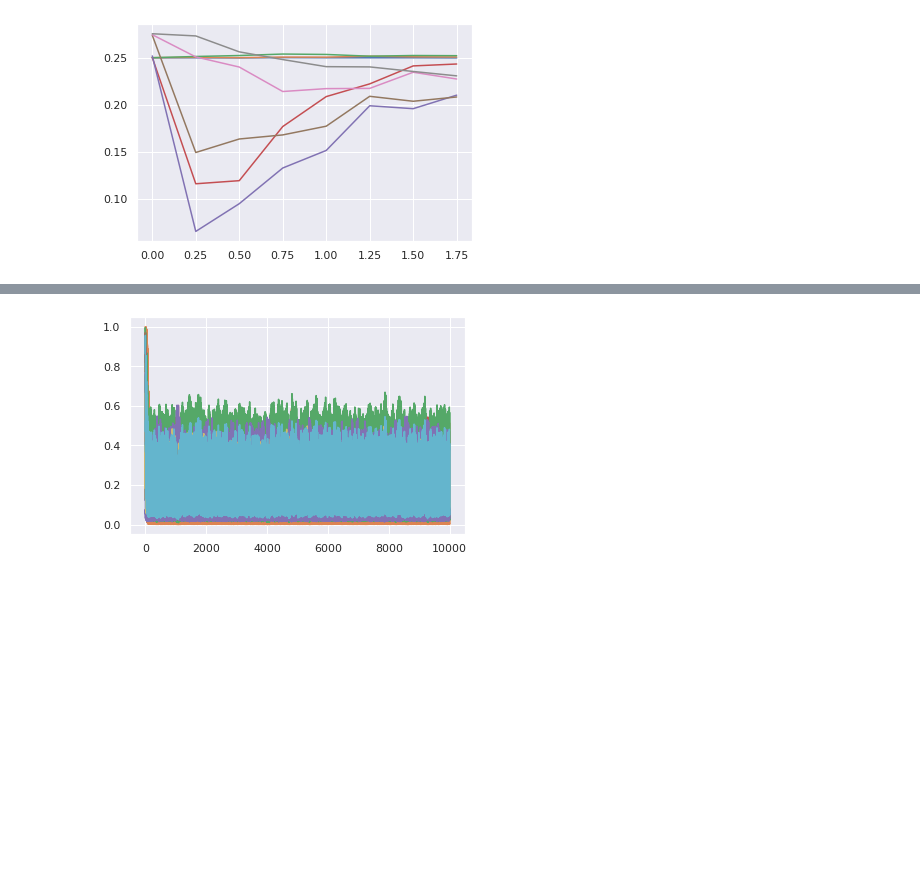
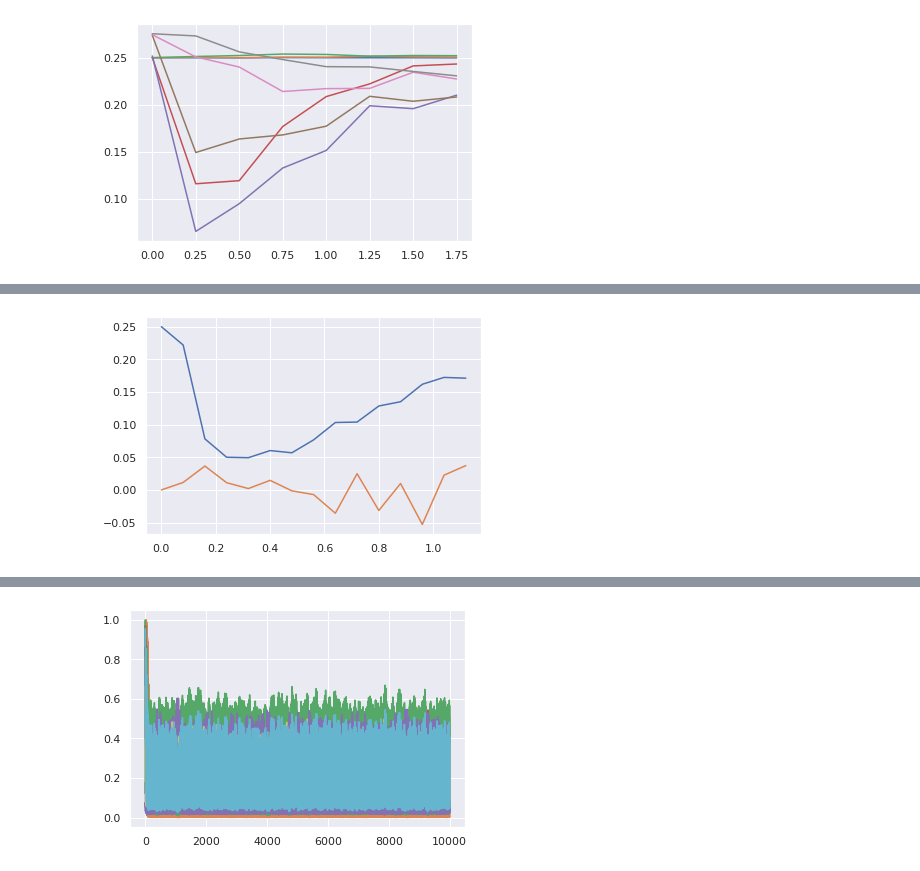
Before and after one commit to FabianSchubert/DrivenRandNetworkCriticality, a Jupyter notebook: code/Gradient_Based_Adaptation/rnn_positive_act.ipynb, the cells around one changed output, grey strips where cells are left out. Saved outputs shown, nothing was run; the diff lists cells and outputs as text; code cells hidden in the pictures; blank space fills up the shorter version.

```diff
--- a/code/Gradient_Based_Adaptation/rnn_positive_act.ipynb
+++ b/code/Gradient_Based_Adaptation/rnn_positive_act.ipynb
@@ -291,0 +326,6 @@ plt.show()
+# %%
+plt.plot(a_e_range[:-1],err_sweep[10,:])
+plt.plot(a_e_range[:-1],grad_sweep[10,:,0])
+plt.show()
+# %% [output]
+[figure, added]
```
Also changed, not shown: parts of 5 cells of this notebook, 3 other files.
